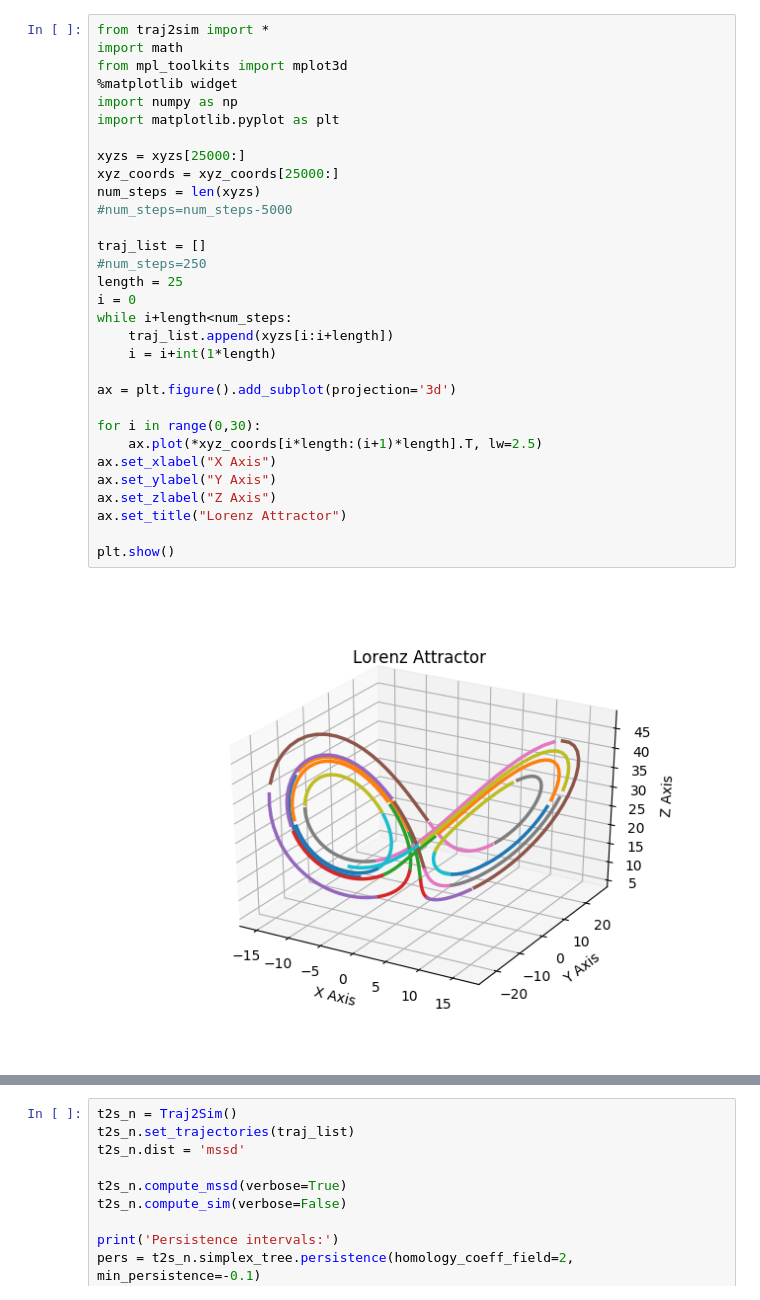
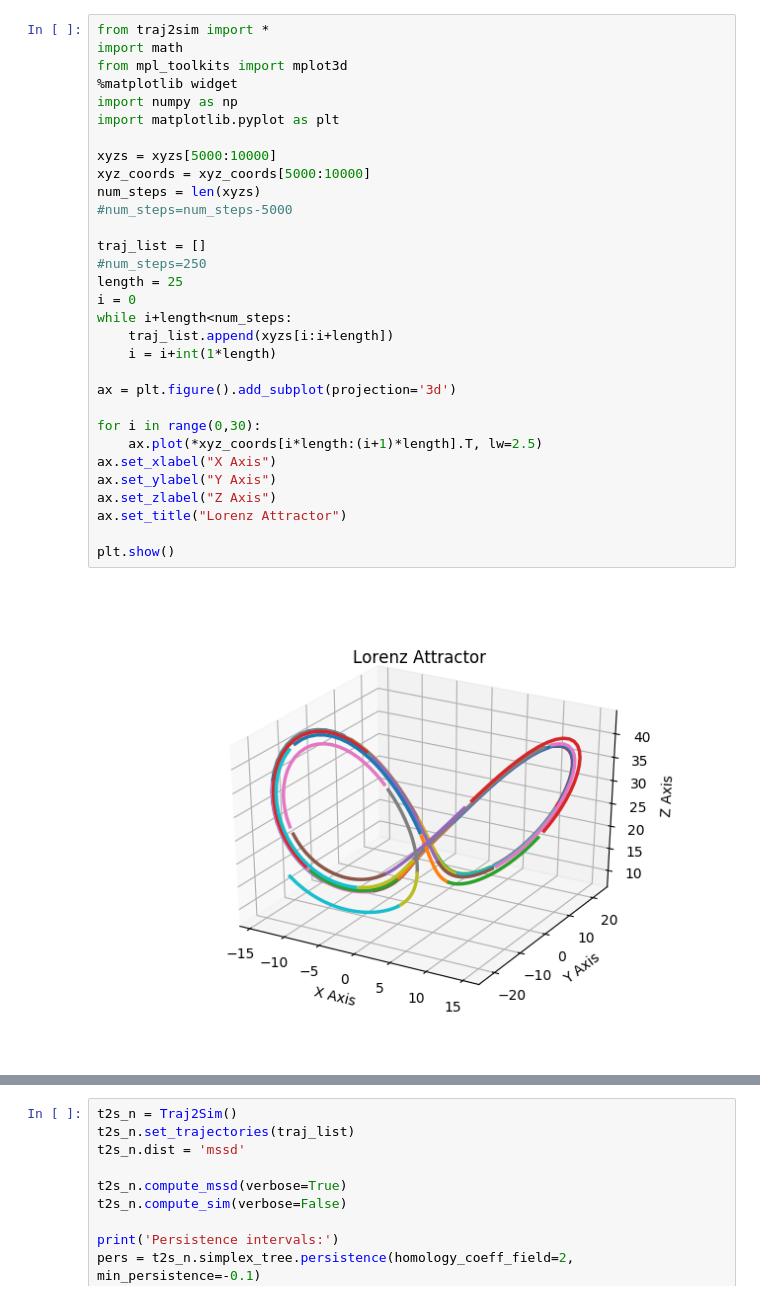
Before and after one commit to Mishalassif/Traj2Phase, a Jupyter notebook: examples/lorenz_test.ipynb, the cells around one changed output, grey strips where cells are left out. Drawn from its saved outputs; the diff is of its cells as text.

```diff
--- a/examples/lorenz_test.ipynb
+++ b/examples/lorenz_test.ipynb
@@ -42,36 +42,36 @@ plt.show()
 # %%
 from traj2sim import *
 import math
 from mpl_toolkits import mplot3d
 %matplotlib widget
 import numpy as np
 import matplotlib.pyplot as plt
 
-xyzs = xyzs[25000:]
-xyz_coords = xyz_coords[25000:]
+xyzs = xyzs[5000:10000]
+xyz_coords = xyz_coords[5000:10000]
 num_steps = len(xyzs)
 #num_steps=num_steps-5000
 
 traj_list = []
 #num_steps=250
 length = 25
 i = 0
 while i+length<num_steps:
     traj_list.append(xyzs[i:i+length])
     i = i+int(1*length)
 
 ax = plt.figure().add_subplot(projection='3d')
 
 for i in range(0,30):
     ax.plot(*xyz_coords[i*length:(i+1)*length].T, lw=2.5)
 ax.set_xlabel("X Axis")
 ax.set_ylabel("Y Axis")
 ax.set_zlabel("Z Axis")
 ax.set_title("Lorenz Attractor")
 
 plt.show()
 # %% [output]
-[figure, old version]
+[figure, new version]
 # %%
 t2s = Traj2Sim()
 t2s.set_trajectories(traj_list[:-2])
```
Also changed, not shown: parts of 3 cells of this notebook, 4 other files.
